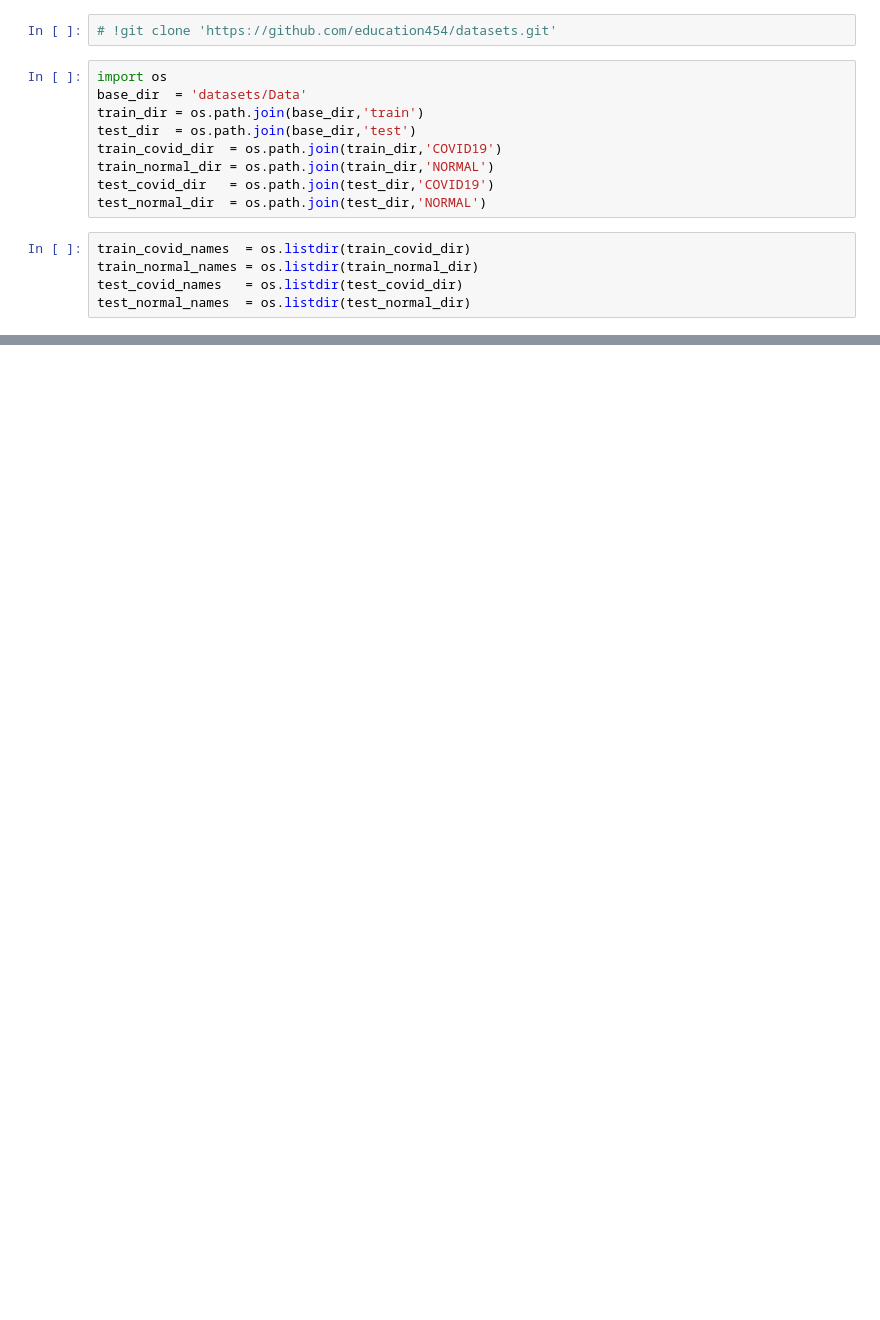
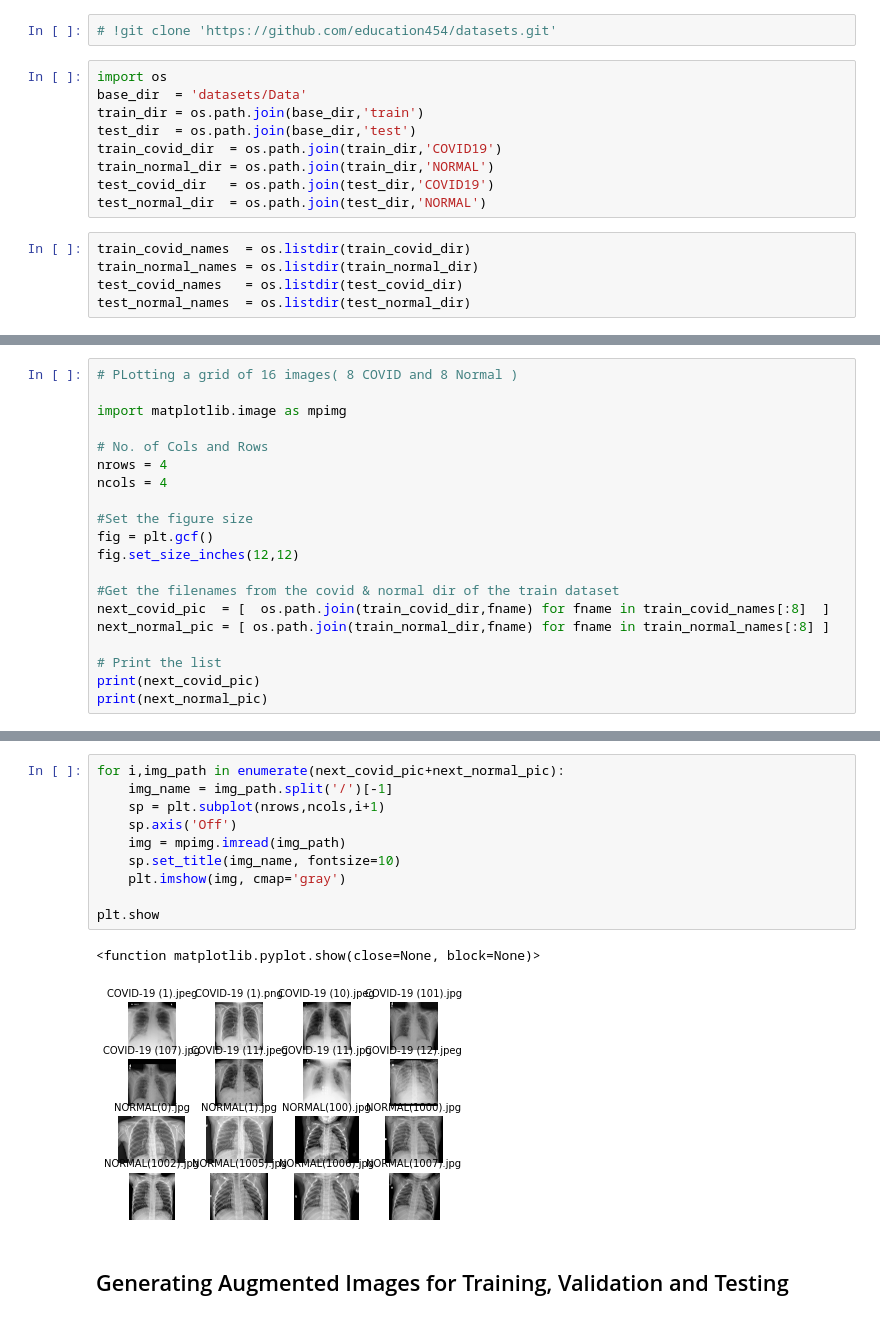
Before and after one commit to V4G4X/COVID19_Classifier, a Jupyter notebook: covid9_pneumonia_classification.ipynb, the cells around one changed output, grey strips where cells are left out. Drawn from its saved outputs; the diff is of its cells as text; blank space fills up the shorter version.

```diff
--- a/covid9_pneumonia_classification.ipynb
+++ b/covid9_pneumonia_classification.ipynb
@@ -48,0 +38,20 @@ test_normal_names
+# %%
+# PLotting a grid of 16 images( 8 COVID and 8 Normal )
+
+import matplotlib.image as mpimg
+
+# No. of Cols and Rows
+nrows = 4
+ncols = 4
+
+#Set the figure size
+fig = plt.gcf()
+fig.set_size_inches(12,12)
+
+#Get the filenames from the covid & normal dir of the train dataset
+next_covid_pic  = [  os.path.join(train_covid_dir,fname) for fname in train_covid_names[:8]  ]
+next_normal_pic = [ os.path.join(train_normal_dir,fname) for fname in train_normal_names[:8] ]
+
+# Print the list
+print(next_covid_pic)
+print(next_normal_pic)
@@ -48,0 +62,15 @@ test_normal_names
+# %%
+for i,img_path in enumerate(next_covid_pic+next_normal_pic):
+    img_name = img_path.split('/')[-1]
+    sp = plt.subplot(nrows,ncols,i+1)
+    sp.axis('Off')
+    img = mpimg.imread(img_path)
+    sp.set_title(img_name, fontsize=10)
+    plt.imshow(img, cmap='gray')
+
+plt.show
+# %% [output]
+<function matplotlib.pyplot.show(close=None, block=None)>
+[figure, added]
+# %% [markdown]
+## Generating Augmented Images for Training, Validation and Testing
```
Also changed, not shown: parts of 11 cells of this notebook.
